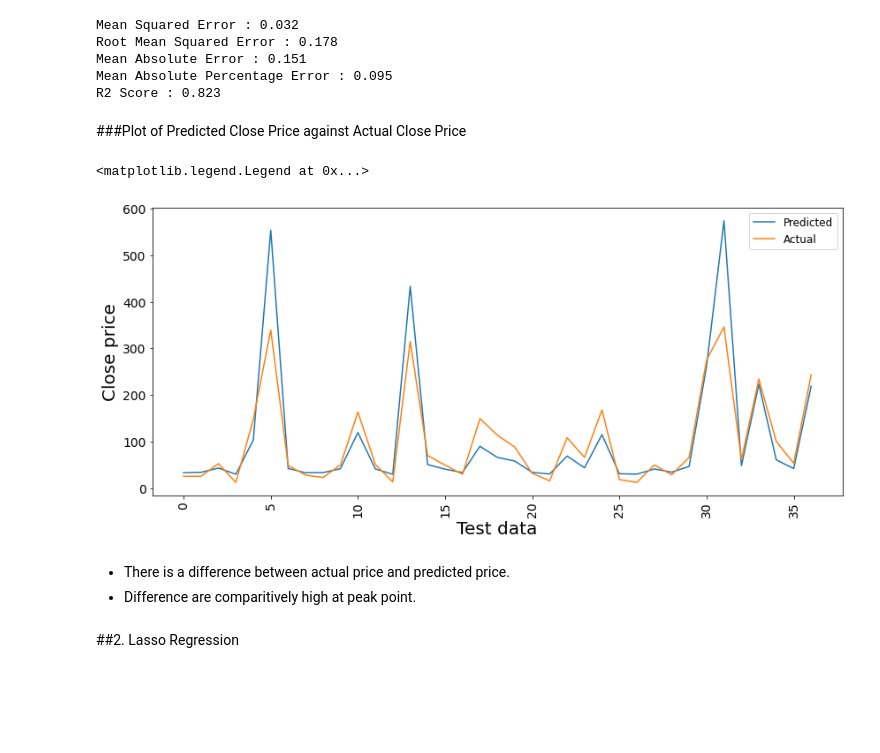
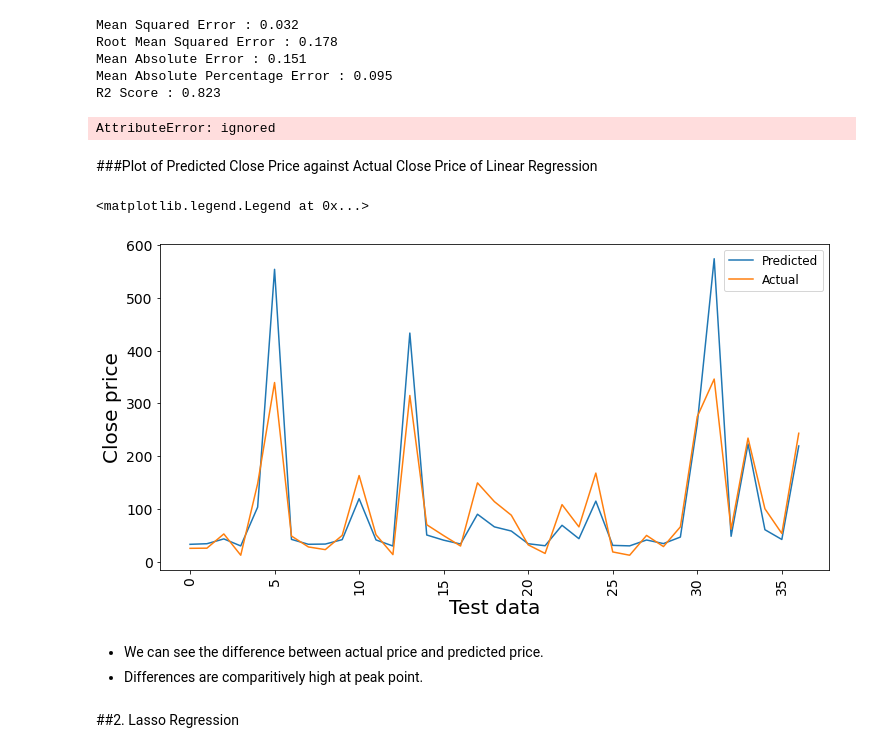
Before and after one commit to Zeeshan00789/Yes-bank-closing-price-prediction, a Jupyter notebook: Yes_Bank_Stock_Closing_Price_Prediction.ipynb, the cells around one changed output. Saved outputs shown, nothing was run; the diff lists cells and outputs as text; code cells hidden in the pictures; blank space fills up the shorter version.

```diff
--- a/Yes_Bank_Stock_Closing_Price_Prediction.ipynb
+++ b/Yes_Bank_Stock_Closing_Price_Prediction.ipynb
@@ -552,30 +551,36 @@ Root Mean Squared Error : 0.178
 Mean Absolute Error : 0.151
 Mean Absolute Percentage Error : 0.095
 R2 Score : 0.823
+# %%
+
+performance_metrics =pd.Dataframe()
+performance_metric.loc[1, 'Model']=
+# %% [output]
+AttributeError: ignored
 # %% [markdown]
-###Plot of Predicted Close Price against Actual Close Price
+###Plot of Predicted Close Price against Actual Close Price of Linear Regression
 # %%
 #figure size
-plt.figure(figsize=(14,6))
+plt.figure(figsize=(12,6))
 
 #plot
 sns.lineplot(data=10**y_pred)
 sns.lineplot(data=10**(np.array (y_test)))
 
 #labelling
 plt.xlabel('Test data', fontsize= 20)
 plt.ylabel('Close price', fontsize= 20)
 
 #font size
 plt.xticks(rotation=90,fontsize=14)
 plt.yticks(fontsize=14)
 plt.legend(['Predicted','Actual'], fontsize = 12)
 # %% [output]
 <matplotlib.legend.Legend at 0x...>
-[figure, old version]
+[figure, new version]
 # %% [markdown]
-*  There is a difference between actual price and predicted price.
-*  Difference are comparitively high at peak point.
+*  We can see the difference between actual price and predicted price.
+*  Differences are comparitively high at peak point.
 # %% [markdown]
 ##2. Lasso Regression
 # %%
```
Also changed, not shown: parts of 73 cells of this notebook.
